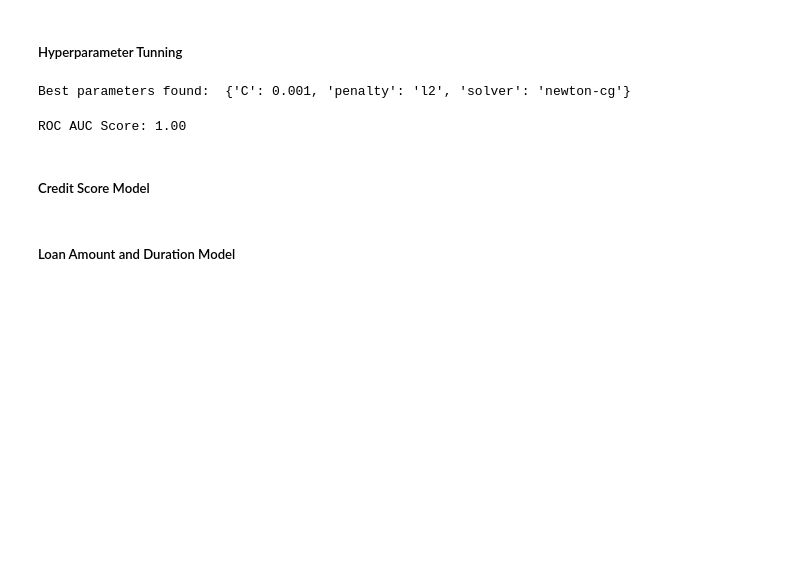
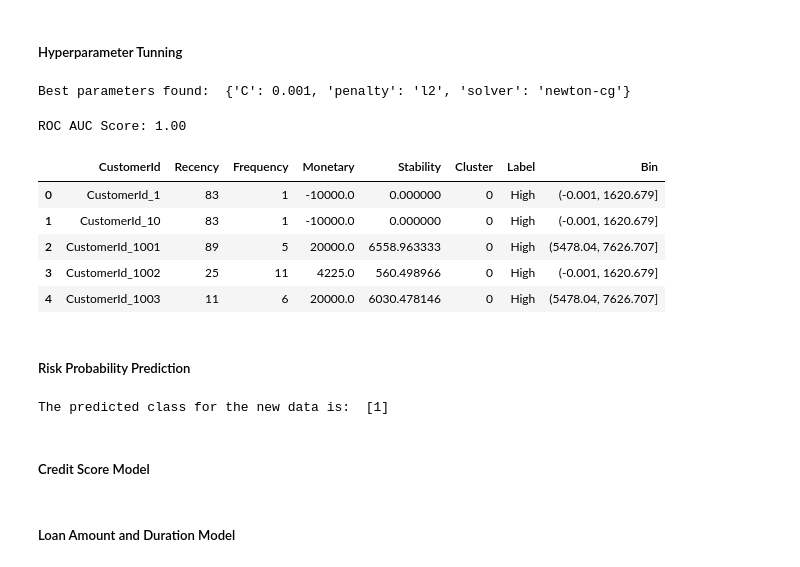
Before and after one commit to abrahamshimelis/Bati-Bank, a Jupyter notebook: notebooks/modeling.ipynb, the cells around one changed output. Saved outputs shown, nothing was run; the diff lists cells and outputs as text; code cells hidden in the pictures; blank space fills up the shorter version.

Commit message:
do sample do risk probability prediction

```diff
--- a/notebooks/modeling.ipynb
+++ b/notebooks/modeling.ipynb
@@ -430,6 +430,31 @@ roc_score = roc_auc_score(y_test, y_pred_prob)
 print(f'ROC AUC Score: {roc_score:.2f}')
 # %% [output]
 ROC AUC Score: 1.00
+# %%
+rfms_df.head()
+# %% [output]
+|  | CustomerId | Recency | Frequency | Monetary | Stability | Cluster | Label | Bin |
+| 0 | CustomerId_1 | 83 | 1 | -10000.0 | 0.000000 | 0 | High | (-0.001, 1620.679] |
+| 1 | CustomerId_10 | 83 | 1 | -10000.0 | 0.000000 | 0 | High | (-0.001, 1620.679] |
+| 2 | CustomerId_1001 | 89 | 5 | 20000.0 | 6558.963333 | 0 | High | (5478.04, 7626.707] |
+| 3 | CustomerId_1002 | 25 | 11 | 4225.0 | 560.498966 | 0 | High | (-0.001, 1620.679] |
+| 4 | CustomerId_1003 | 11 | 6 | 20000.0 | 6030.478146 | 0 | High | (5478.04, 7626.707] |
+# %% [markdown]
+##### Risk Probability Prediction
+# %%
+# Predict risk probabilty for new customer
+new_customer = pd.DataFrame({
+    'Recency': [300],
+    'Frequency': [1],
+    'Monetary': [1000.0],
+    'Stability': [0.000000]
+})
+
+prediction = lr.predict(new_customer)
+
+print("The predicted class for the new data is: ", prediction)
+# %% [output]
+The predicted class for the new data is:  [1]
 # %% [markdown]
 ##### Credit Score Model
 # %% [markdown]
```
